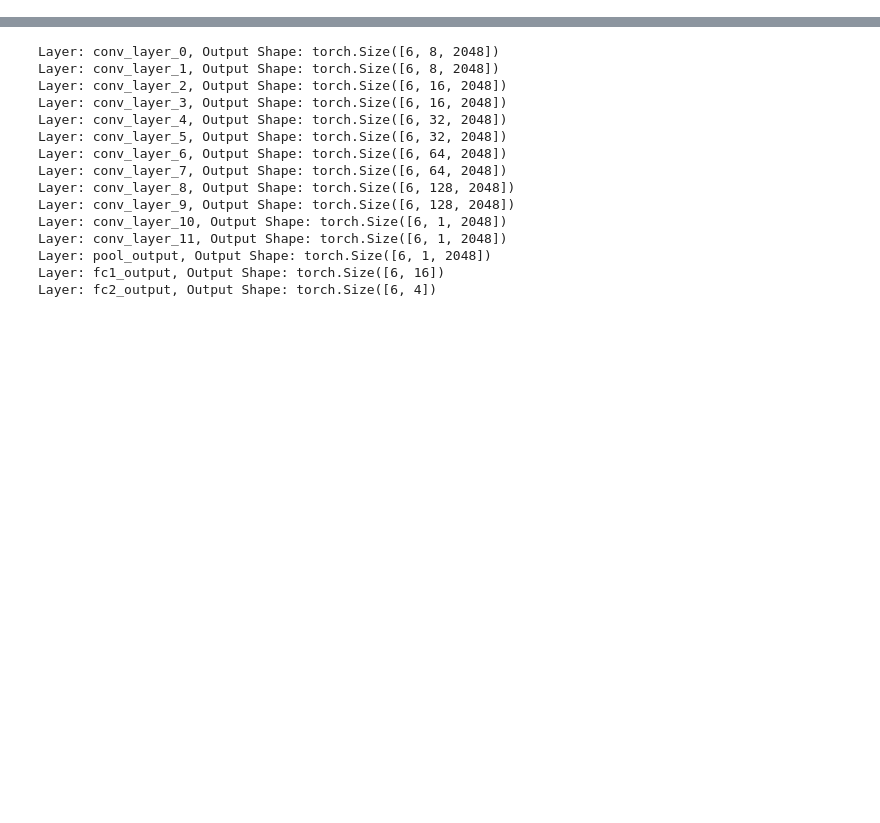
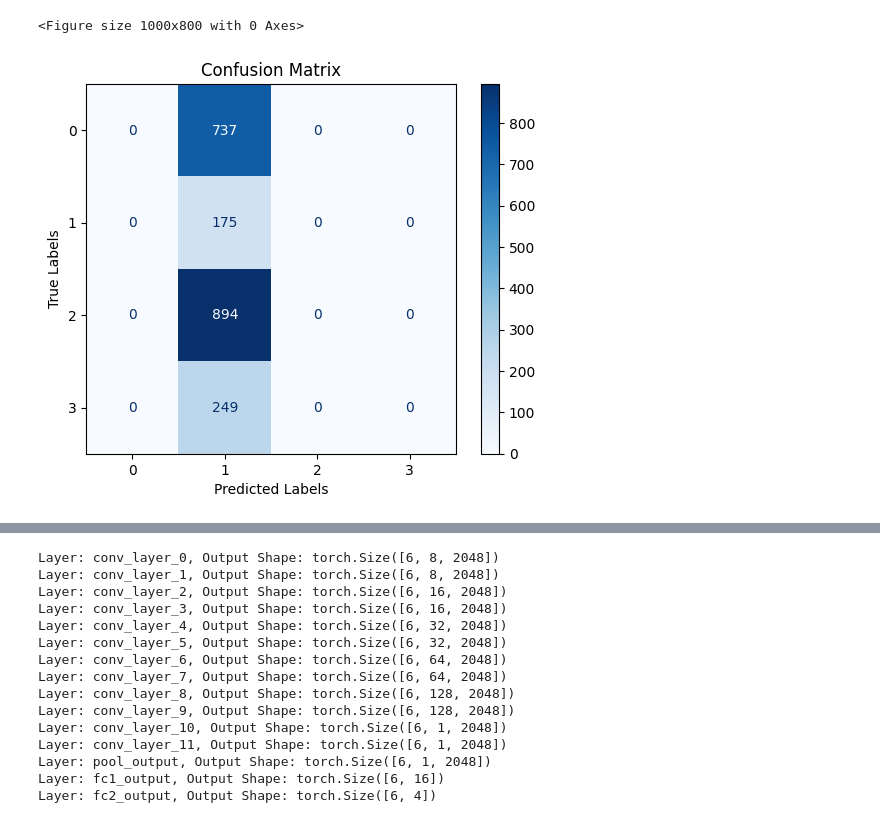
Before and after one commit to NoamSC/DA4ETC, a Jupyter notebook: model_interaction.ipynb, the cells around one changed output, grey strips where cells are left out. Drawn from its saved outputs; the diff is of its cells as text; code cells hidden in the pictures; blank space fills up the shorter version.

```diff
--- a/model_interaction.ipynb
+++ b/model_interaction.ipynb
@@ -69,5 +38,17 @@ train_loader = create_dataloader(
+# %%
+train_loader = create_dataloader(df_train['pcap_path'], df_train['app'], cfg.BATCH_SIZE, False, cfg.MIN_FLOW_LENGTH, cfg.RESOLUTION)
+# %%
+with open('cached_dataloaders_64.pkl', 'rb') as f:
+    train_loader, val_loader = pickle.load(f)
+    num_classes = 4
+# %%
+val_loader = create_dataloader(df_val['pcap_path'], df_val['app'], cfg.BATCH_SIZE, False, cfg.MIN_FLOW_LENGTH, cfg.RESOLUTION)
 # %%
 set_seed(cfg.SEED)
+# %%
+with open('cached_dataloaders_64.pkl', 'rb') as f:
+    train_loader, val_loader = pickle.load(f)
+    num_classes = 4
 # %%
 # Initialize model
 cfg.MODEL_PARAMS['num_classes'] = 4
@@ -74,0 +59,37 @@ model = ConfigurableCNN(cfg.MODEL_PARAMS).to(cfg.DEVICE)
+# %%
+# Set the model to evaluation mode
+model.eval()
+
+# Initialize lists to hold true and predicted labels
+all_preds = []
+all_labels = []
+all_outputs = []
+
+# Disable gradient computation for validation
+with torch.no_grad():
+    for inputs, labels in val_loader:
+        inputs, labels = inputs.to(cfg.DEVICE), labels.to(cfg.DEVICE)
+
+        # Forward pass
+        outputs = model(inputs)  # Assuming grayscale images with added channel dimension
+        _, preds = torch.max(outputs, 1)
+
+        # Store predictions and true labels
+        all_outputs.extend(outputs.cpu().numpy())
+        all_preds.extend(preds.cpu().numpy())
+        all_labels.extend(labels.cpu().numpy())
+
+# Compute confusion matrix
+cm = confusion_matrix(all_labels, all_preds)
+cm_display = ConfusionMatrixDisplay(confusion_matrix=cm)
+
+# Plot confusion matrix
+plt.figure(figsize=(10, 8))
+cm_display.plot(cmap='Blues', colorbar=True)
+plt.title('Confusion Matrix')
+plt.xlabel('Predicted Labels')
+plt.ylabel('True Labels')
+plt.show()
+# %% [output]
+<Figure size 1000x800 with 0 Axes>
+[figure, added]
```
Also changed, not shown: parts of 9 cells of this notebook, 6 other files.
